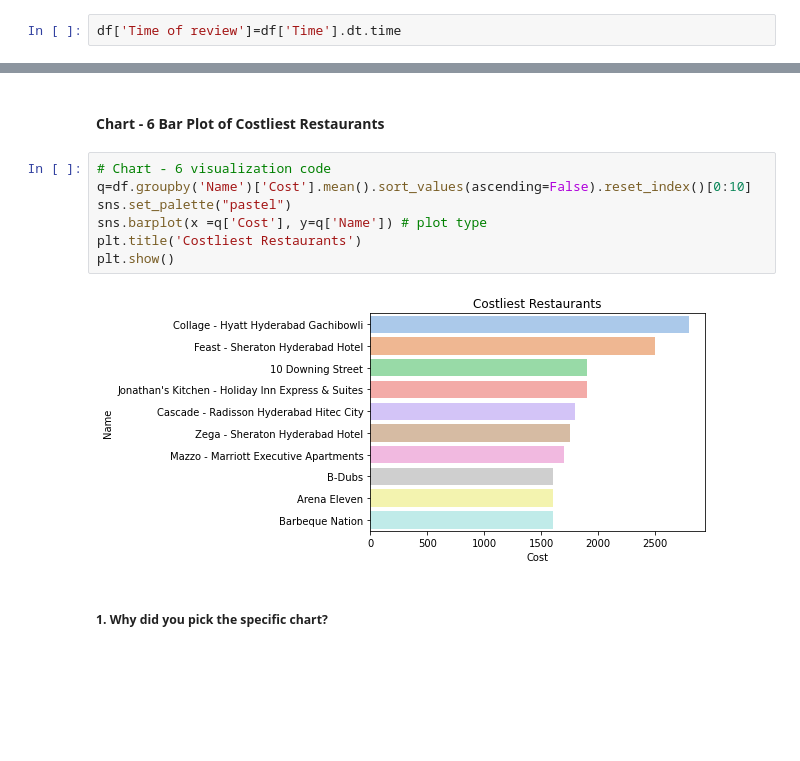
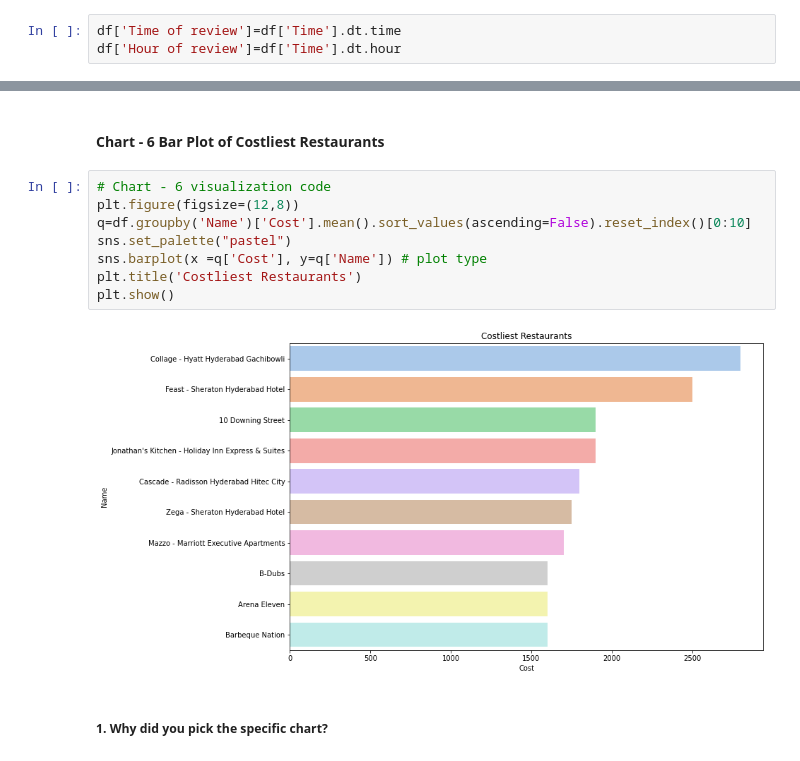
Before and after one commit to Sharath670/Zomato-Clustering-CP4, a Jupyter notebook: Zomato_Clustering.ipynb, the cells around one changed output, grey strips where cells are left out. Drawn from its saved outputs; the diff is of its cells as text; blank space fills up the shorter version.

```diff
--- a/Zomato_Clustering.ipynb
+++ b/Zomato_Clustering.ipynb
@@ -292,6 +292,7 @@ Name: Pictures, dtype: int64
 df['Time']=pd.to_datetime(df['Time'])
 # %%
 df['Time of review']=df['Time'].dt.time
+df['Hour of review']=df['Time'].dt.hour
 # %%
 #Timing of reviews
 df['Time of review'].value_counts().sort_values(ascending=False)[0:10]
@@ -568,13 +571,14 @@ Zomato can use this data to see which cuisines are the most common among the res
 #### Chart - 6 Bar Plot of Costliest Restaurants
 # %%
 # Chart - 6 visualization code
+plt.figure(figsize=(12,8))
 q=df.groupby('Name')['Cost'].mean().sort_values(ascending=False).reset_index()[0:10]
 sns.set_palette("pastel")
 sns.barplot(x =q['Cost'], y=q['Name']) # plot type
 plt.title('Costliest Restaurants')
 plt.show()
 # %% [output]
-[figure, old version]
+[figure, new version]
 # %% [markdown]
 ##### 1. Why did you pick the specific chart?
 # %% [markdown]
```
Also changed, not shown: parts of 73 cells of this notebook.
